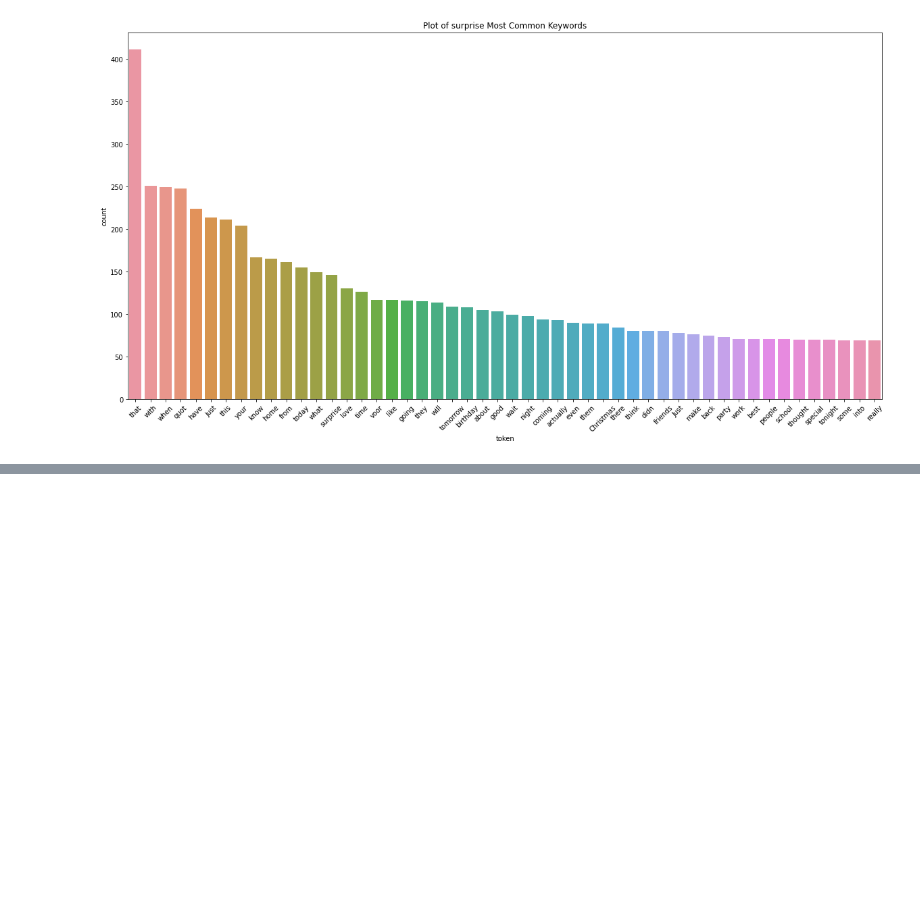
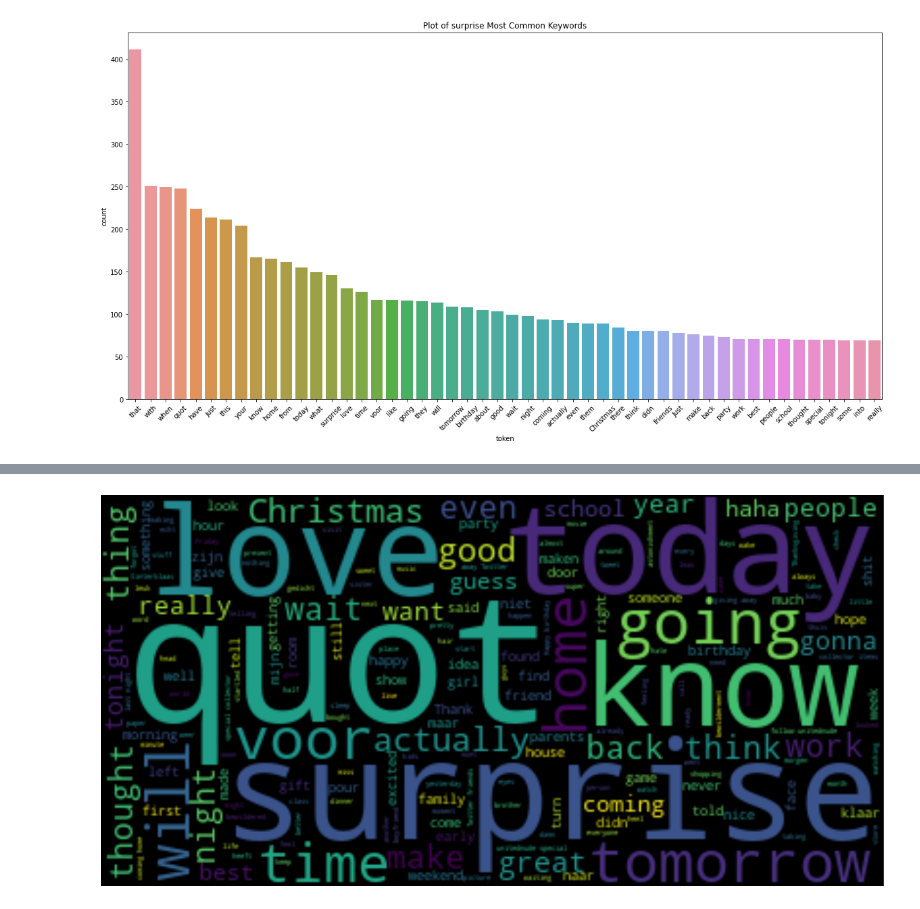
Before and after one commit to Mdsomratakbor/Machine-Learning, a Jupyter notebook: Emotion-Detection-of-Text/emotion-detection.ipynb, the cells around one changed output, grey strips where cells are left out. Saved outputs shown, nothing was run; the diff lists cells and outputs as text; code cells hidden in the pictures; blank space fills up the shorter version.

```diff
--- a/Emotion-Detection-of-Text/emotion-detection.ipynb
+++ b/Emotion-Detection-of-Text/emotion-detection.ipynb
@@ -268,0 +285,4 @@ plot_most_common_words(keyword_surprise, 'surprise')
+# %%
+plot_wordcloud(surprise_docx)
+# %% [output]
+[figure, added]
```
Also changed, not shown: parts of 8 cells of this notebook.
